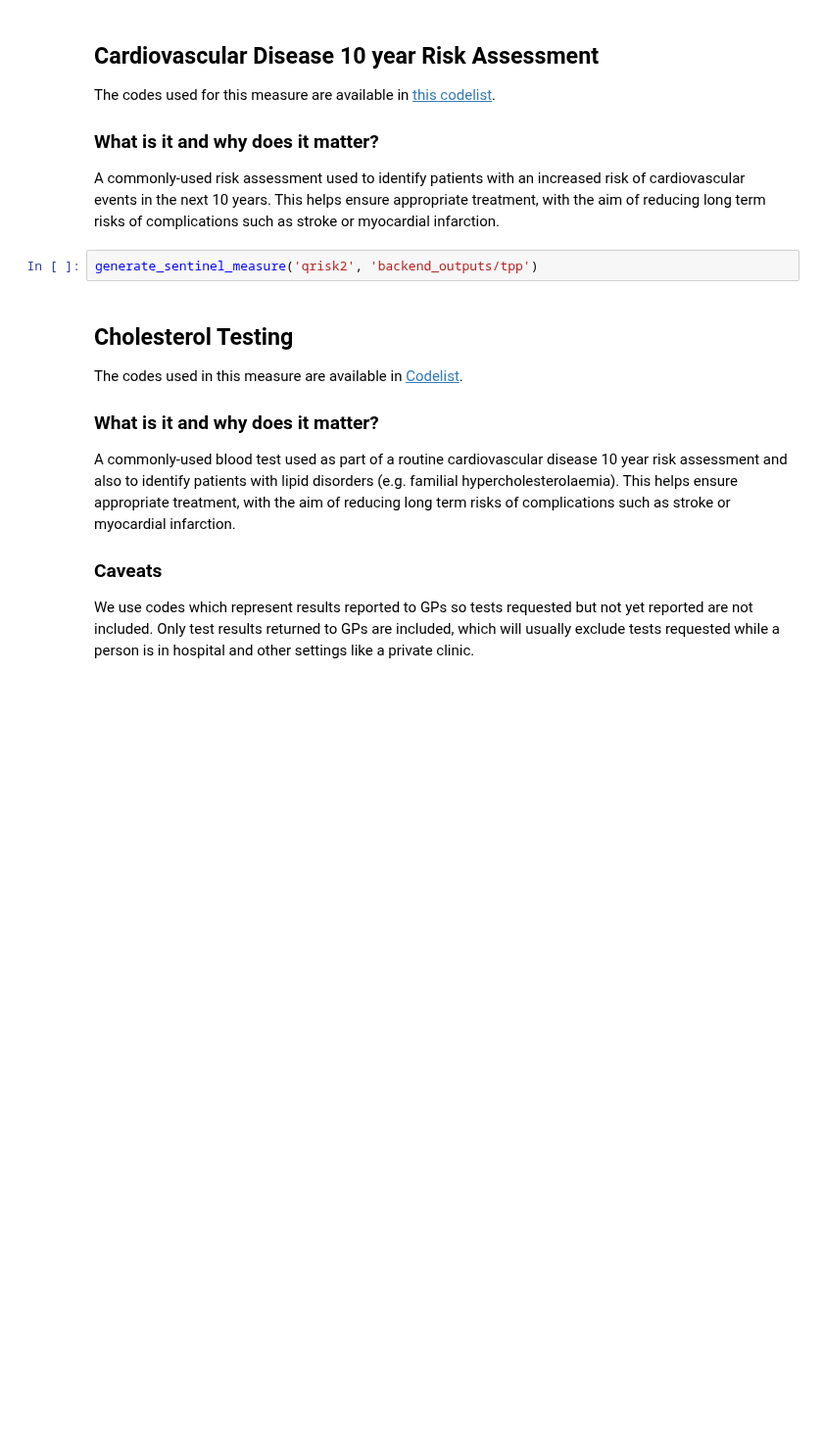
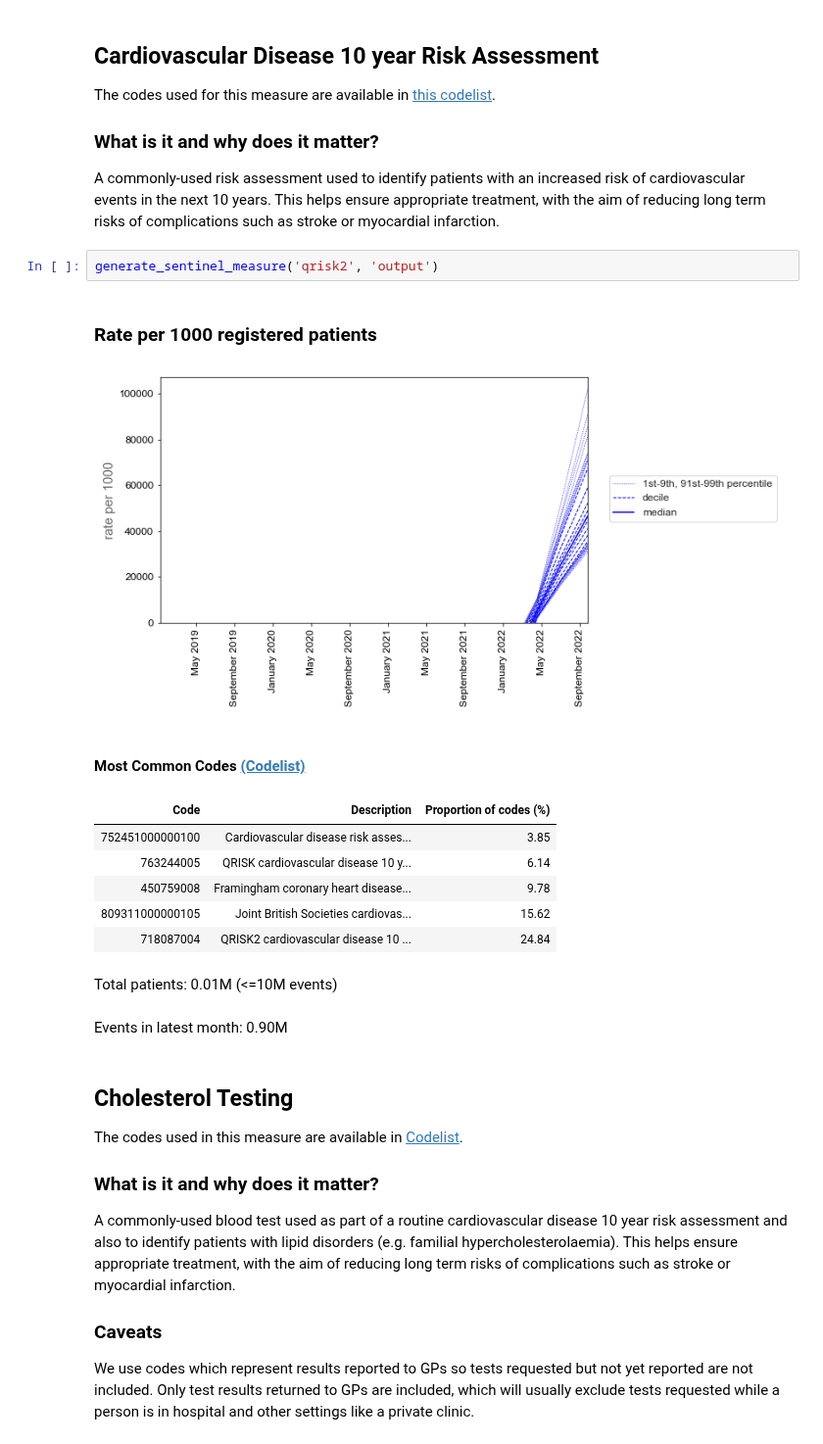
Before and after one commit to opensafely/SRO-Measures, a Jupyter notebook: analysis/sentinel_measures_updating.ipynb, the cells around one changed output. Shown at 98% size. Saved outputs shown, nothing was run; the diff lists cells and outputs as text; blank space fills up the shorter version.

```diff
--- a/analysis/sentinel_measures_updating.ipynb
+++ b/analysis/sentinel_measures_updating.ipynb
@@ -199,7 +210,19 @@ The codes used for this measure are available in <a href="https://www.opencodeli
 
 A commonly-used risk assessment used to identify patients with an increased risk of cardiovascular events in the next 10 years. This helps ensure appropriate treatment, with the aim of reducing long term risks of complications such as stroke or myocardial infarction.
 # %%
-generate_sentinel_measure('qrisk2', 'backend_outputs/tpp')
+generate_sentinel_measure('qrisk2', 'output')
+# %% [output]
+### Rate per 1000 registered patients
+[figure, added]
+#### Most Common Codes <a href=https://www.opencodelists.org/codelist/opensafely/cvd-risk-assessment-score-qof/1adf44a5/>(Codelist)</a>
+| Code | Description | Proportion of codes (%) |
+| 752451000000100 | Cardiovascular disease risk asses... | 3.85 |
+| 763244005 | QRISK cardiovascular disease 10 y... | 6.14 |
+| 450759008 | Framingham coronary heart disease... | 9.78 |
+| 809311000000105 | Joint British Societies cardiovas... | 15.62 |
+| 718087004 | QRISK2 cardiovascular disease 10 ... | 24.84 |
+Total patients: 0.01M (<=10M events)
+Events in latest month: 0.90M
 # %% [markdown]
 <a id="cholesterol"></a>
 ## Cholesterol Testing
```
Also changed, not shown: parts of 12 cells of this notebook.
